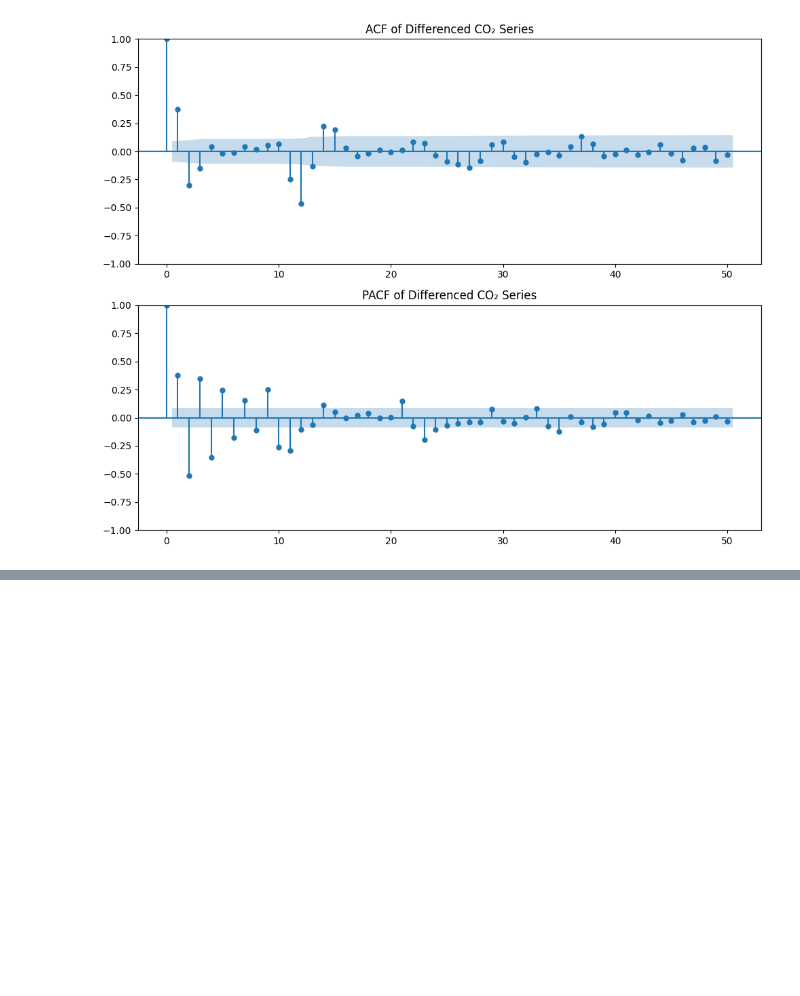
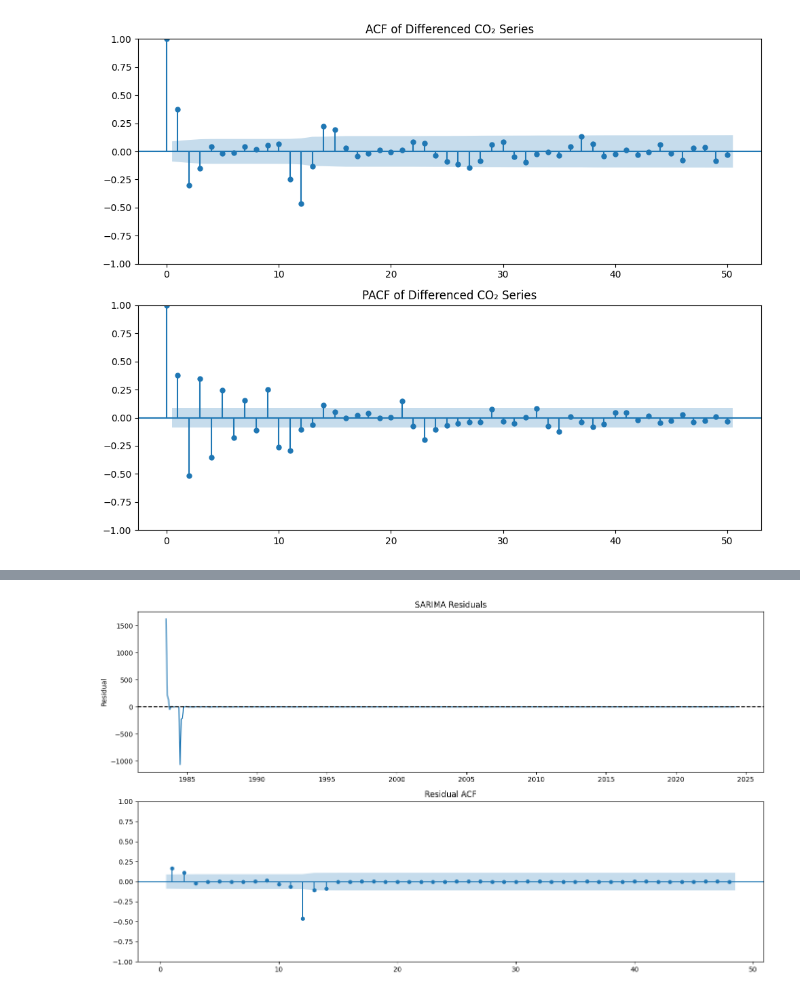
Before and after one commit to the-paulbear/noaa-greenhouse-gas-forecasting, a Jupyter notebook: CH4.ipynb, the cells around one changed output, grey strips where cells are left out. Saved outputs shown, nothing was run; the diff lists cells and outputs as text; code cells hidden in the pictures; blank space fills up the shorter version.

Commit message:
Fitting various SARIMA models and evaluating the residuals

```diff
--- a/CH4.ipynb
+++ b/CH4.ipynb
@@ -225,3 +225,22 @@ plt.tight_layout()
 plt.show()
 # %% [output]
 [figure]
+# %%
+import pandas as pd
+import matplotlib.pyplot as plt
+from statsmodels.tsa.statespace.sarimax import SARIMAX
+
+# Raw series
+y = train["average"]
+
+# Fit SARIMA(3,1,0)x(1,1,0,12)
+model = SARIMAX(
+    y,
+    order=(2, 1, 2),
+    seasonal_order=(0, 1, 4, 12),
+    enforce_stationarity=False,
+    enforce_invertibility=False
+)
+results = model.fit(disp=False)
+
+print(results.summary())
@@ -227,0 +265,27 @@ plt.show()
+# %%
+residuals = results.resid.dropna()
+
+fig, axes = plt.subplots(2, 1, figsize=(14, 8))
+
+# Residual time series
+axes[0].plot(residuals)
+axes[0].axhline(0, color="black", linestyle="--")
+axes[0].set_title("SARIMA Residuals")
+axes[0].set_ylabel("Residual")
+
+# Residual ACF
+from statsmodels.graphics.tsaplots import plot_acf
+
+plot_acf(
+    residuals,
+    lags=48,
+    ax=axes[1],
+    zero=False
+)
+
+axes[1].set_title("Residual ACF")
+
+plt.tight_layout()
+plt.show()
+# %% [output]
+[figure, added]
```
Also changed, not shown: parts of 1 cell of this notebook.
